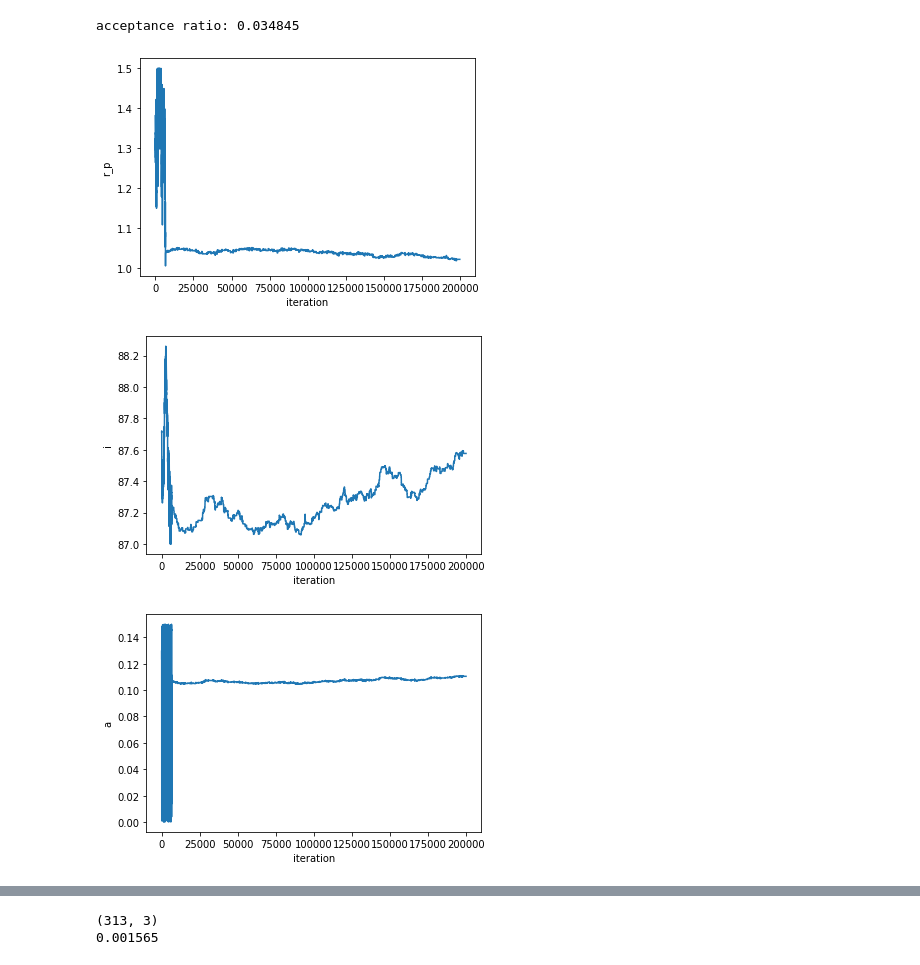
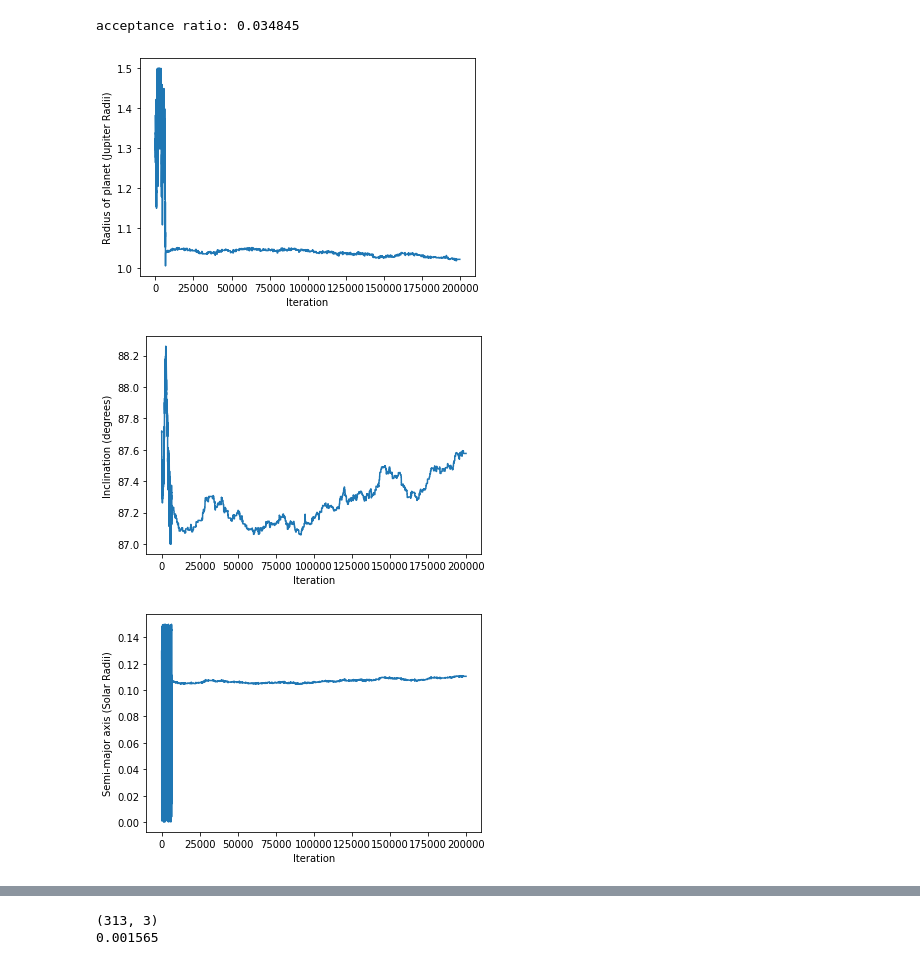
Before and after one commit to vaishnavvrao/Exoplanets_krittika, a Jupyter notebook: Data Fitting.ipynb, the cells around one changed output, grey strips where cells are left out. Drawn from its saved outputs; the diff is of its cells as text; code cells hidden in the pictures.

```diff
--- a/Data Fitting.ipynb
+++ b/Data Fitting.ipynb
@@ -138,9 +138,9 @@ def light_curve1(r_p, i, a, t):
             y[i]= y[i]+d -limb_factor(t[i],t_f,b)*delta
 
     #returns an array of flux values
-    return y, t_f
+    return y
 # %%
-test,test_tf= light_curve1(1.026,87.5,0.1097,t) #radius of star (Jupiter radii), inclination (degrees), semi major axis(au)
+test= light_curve1(1.026,87.5,0.1097,t) #radius of star (Jupiter radii), inclination (degrees), semi major axis(au)
 # %%
 #Generate the data
 data = test+n
@@ -156,31 +156,18 @@ plt.show()
 [figure]
 # %%
 def posterior(samp,d,t):
-    #r_s = samp[0] # radius of star
     r_p = samp[0] # radius of planet
-    #p = samp[1] # period
     i= samp[1] #inclination
     a= samp[2] #semi major axis
-    #e= samp[5] #eccentricity
 
-    #print(len(d))
+    temp=light_curve1(r_p,i,a,t)
+    res = (d-temp)**2 # residual
 
-    temp,t_f=light_curve1(r_p,i,a,t)
-    #print(len(temp))
-    res = (d-temp)**2 # residual
-    #for i in range(len(t)):
-        #if t[i]<(0.5-t_f/2) or t[i]>(0.5+t_f/2):
-            #res[i]*=0.001
     likelihood = np.exp(-0.5*(res.sum()/sigma**2))
-    # sigma here is the standard deviation of the noise which we assume
-    #we know, similar to the PSD of the gravitational wave detector
+    # sigma here is the standard deviation of the noise which we assume we know
 
     prior=1 #Let's assume uniform priors for all parameters
 
-    # Change the form of the prior and reanalyze the data. For example use the following prior for the amplitude
-    #prior= 1./x
-
-
     return prior*likelihood
 # %%
 np.random.seed(13)
@@ -194,22 +181,21 @@ print('acceptance ratio:', AR)
 acceptance ratio: 0.034845
 # %%
 plt.plot(samples[:,0])
-plt.xlabel('iteration')
-plt.ylabel('r_p')
+plt.xlabel('Iteration')
+plt.ylabel('Radius of planet (Jupiter Radii)')
 plt.show()
 
-
 plt.plot(samples[:,1])
-plt.xlabel('iteration')
-plt.ylabel('i')
+plt.xlabel('Iteration')
+plt.ylabel('Inclination (degrees)')
 plt.show()
 
 plt.plot(samples[:,2])
-plt.xlabel('iteration')
-plt.ylabel('a')
+plt.xlabel('Iteration')
+plt.ylabel('Semi-major axis (Solar Radii)')
 plt.show()
 # %% [output]
-[figure, old version]
+[figure, new version]
-[figure, old version]
+[figure, new version]
-[figure, old version]
+[figure, new version]
 # %%
```
Also changed, not shown: parts of 6 cells of this notebook.
